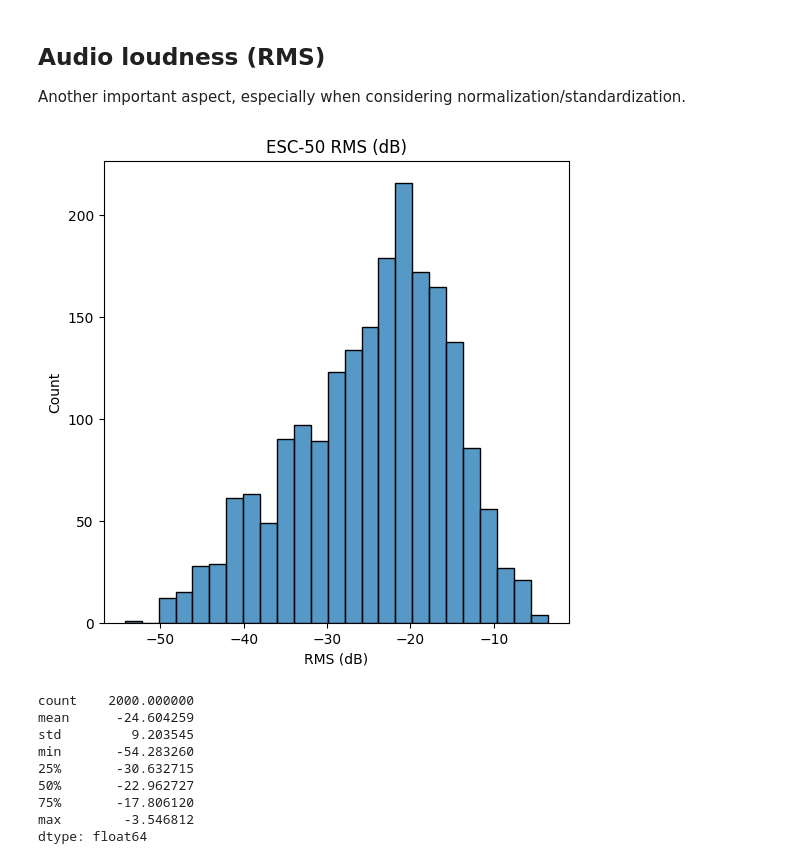
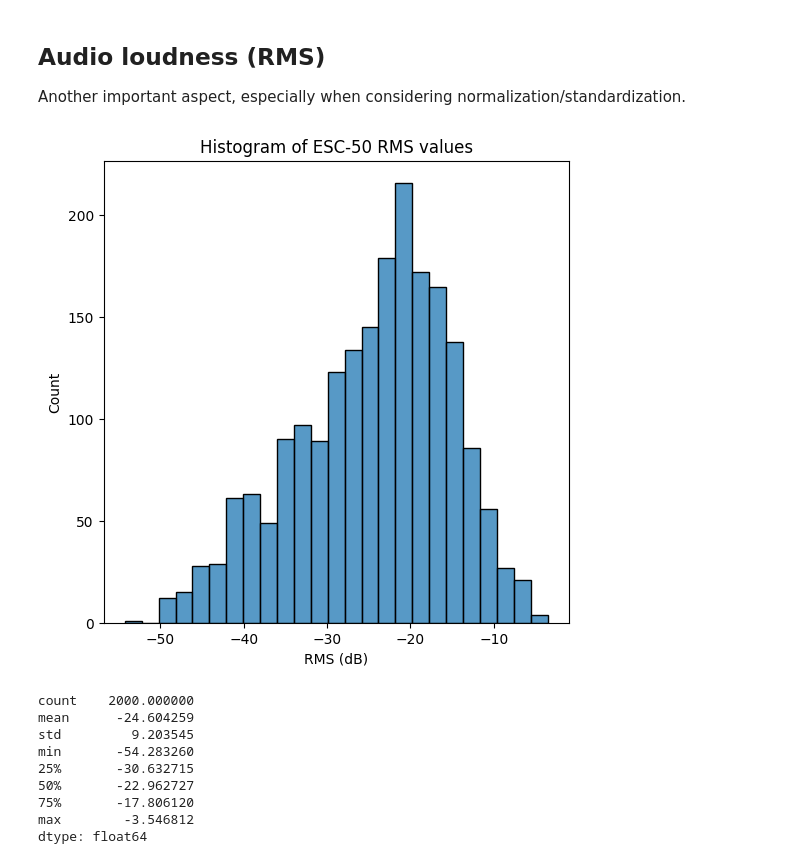
Before and after one commit to 24f2008014/dl-genai-project-26-t1, a Jupyter notebook: notebooks/eda.ipynb, the cells around one changed output. Cells and saved outputs as stored; diff of their text form; code cells hidden in the pictures.

```diff
--- a/notebooks/eda.ipynb
+++ b/notebooks/eda.ipynb
@@ -32,7 +25,7 @@ First off, how many files are there in the datasets?
 # %%
 stems = [f for f in Path(config.STEMS_DIR).rglob("*.wav")]
 genres = sorted([p for p in Path(config.STEMS_DIR).iterdir()])
-noises = sorted([p for p in Path(config.NOISE_DIR).iterdir() if p.is_file()])
+noises = sorted([f for f in Path(config.NOISE_DIR).iterdir() if f.is_file()])
 test_paths = sorted([f for f in Path(config.TEST_DIR).iterdir() if f.is_file()])
 
 print(f"Stems: {len(stems)}")
@@ -180,12 +173,12 @@ Another important aspect, especially when considering normalization/standardizat
 # %%
 noise_rmses = [rms_db(load_audio(path=f, sr=config.SR)) for f in noises]
 plt.figure(figsize=(6,6))
 sns.histplot(noise_rmses)
-plt.title("ESC-50 RMS (dB)")
+plt.title("Histogram of ESC-50 RMS values")
 plt.xlabel("RMS (dB)")
 plt.show()
 # %% [output]
-[figure, old version]
+[figure, new version]
 # %%
 pd.Series(noise_rmses).describe()
 # %% [output]
```
Also changed, not shown: parts of 5 cells of this notebook.
